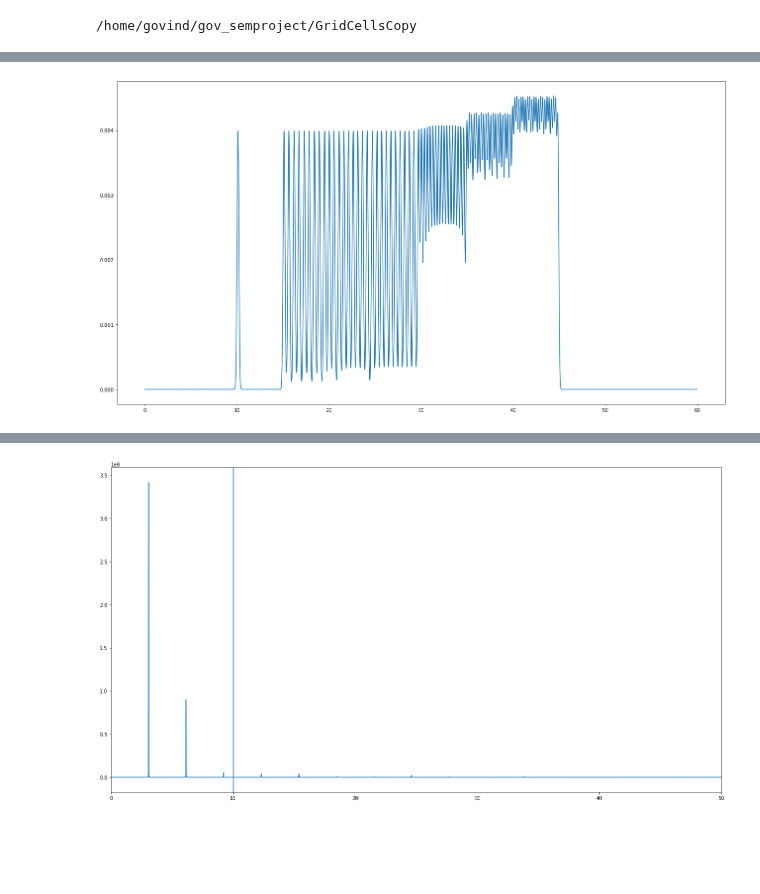
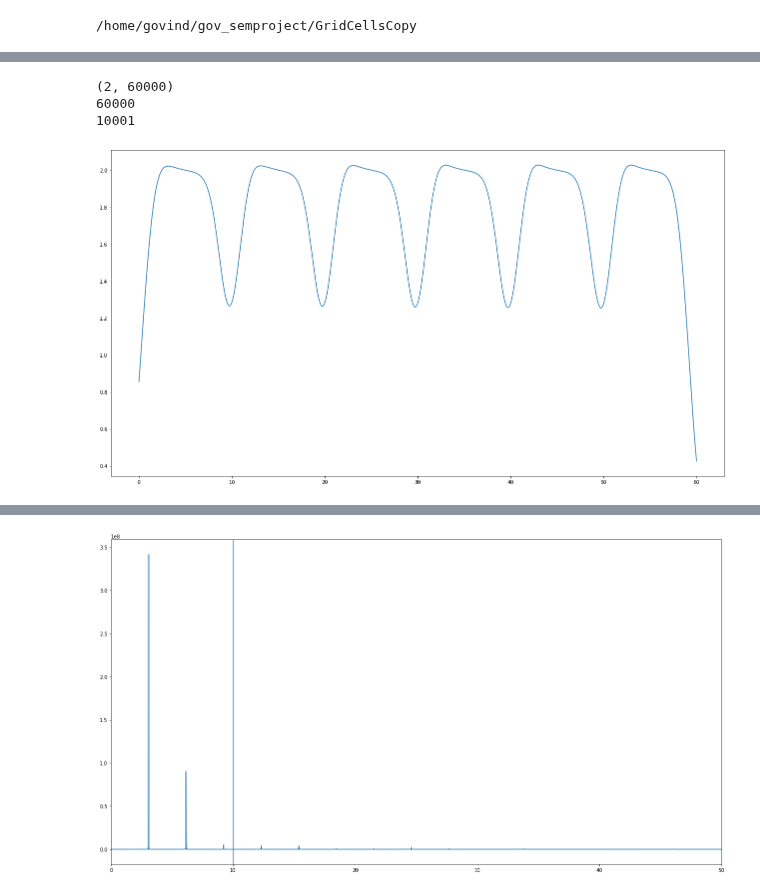
Before and after one commit to tiny-infinity/GridCellsCopy, a Jupyter notebook: analysis/notebooks/theta_analysis/single_interneuron.ipynb, the cells around one changed output, grey strips where cells are left out. Saved outputs shown, nothing was run; the diff lists cells and outputs as text; code cells hidden in the pictures; blank space fills up the shorter version.

```diff
--- a/analysis/notebooks/theta_analysis/single_interneuron.ipynb
+++ b/analysis/notebooks/theta_analysis/single_interneuron.ipynb
@@ -66,9 +76,36 @@ plt.show()
-# %%
-firing_rate = a_utils.instant_rate(spike_train=spike_times,stdev=100,sim_dur=60000)
-plt.figure(figsize=(22,12))
-plt.plot(time_arr,firing_rate)
-plt.show()
-# %% [output]
-[figure, removed]
+# %%
+firing_rate = a_utils.instant_rate(spike_train=spike_times,stdev=30,sim_dur=60000)
+
+binned_spks = a_utils.bin_spike_ms([spike_times,spike_times],sim_dur=60000)
+print(np.shape(binned_spks))
+
+from scipy.signal import fftconvolve
+
+def gaussian_kernel(sigma_ms,dt=0.001,truncate=5.0):
+    sigma_s = sigma_ms/1000.0
+    sigma_bins = sigma_s/dt
+    n = int(np.ceil(truncate*sigma_bins))
+    x=np.arange(-n,n+1)
+    g=np.exp(-0.5 * (x/sigma_bins)**2)
+    g=g/(g.sum()*dt)
+    return g
+
+def firing_rate_from_binary(spikes,sigma_ms,dt=0.001):
+    print(len(spikes))
+    g = gaussian_kernel(sigma_ms,dt)
+    print(len(g))
+    rate = fftconvolve(spikes,g,mode='same')
+    return rate
+
+sigma_ms = 1000
+rate = firing_rate_from_binary(binned_spks[1],sigma_ms)
+plt.figure(figsize=(22,12))
+plt.plot(time_arr,rate)
+plt.show()
+# %% [output]
+(2, 60000)
+60000
+10001
+[figure, added]
 # %%
 import g_utils
```
Also changed, not shown: parts of 5 cells of this notebook, 1 other file.
